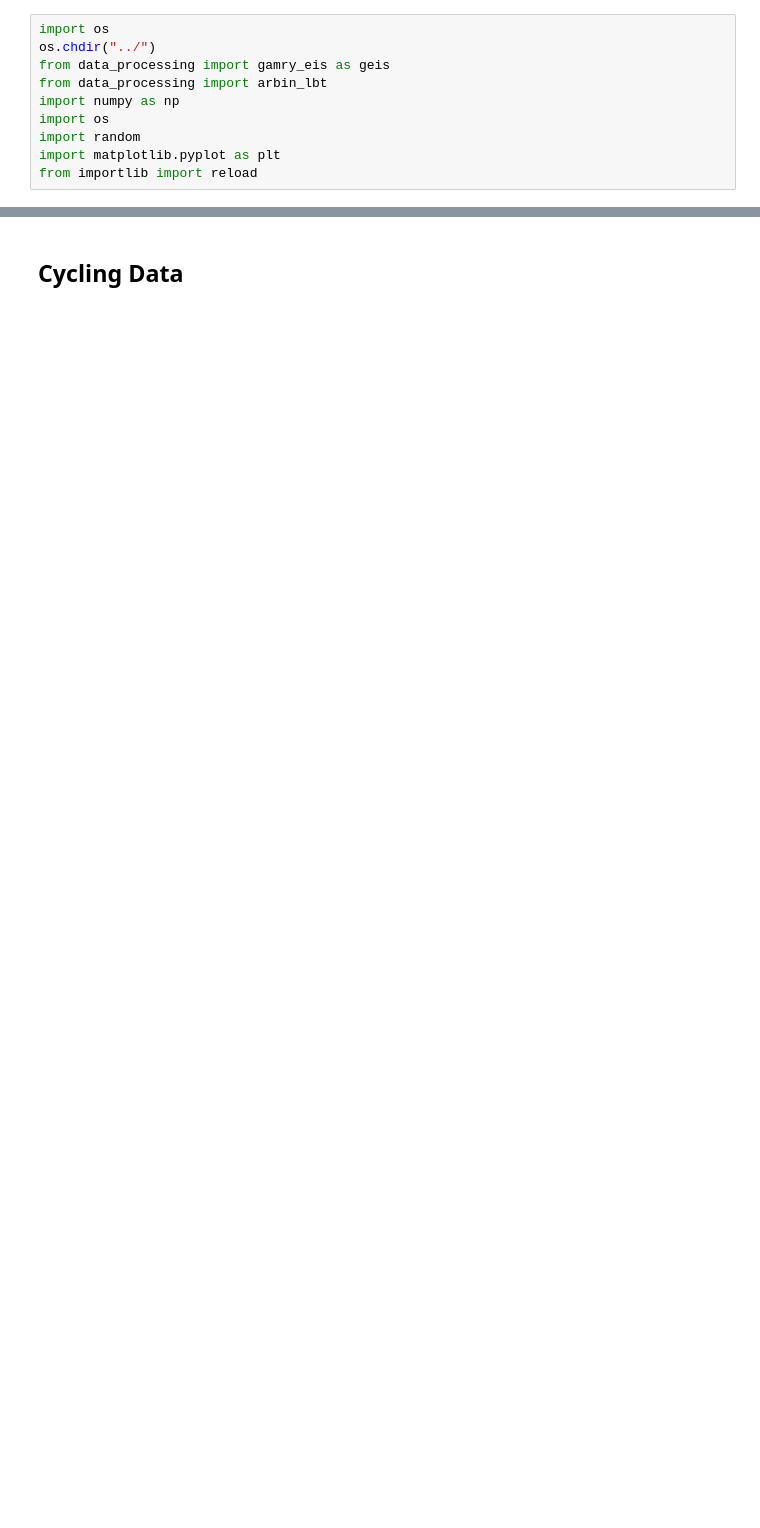
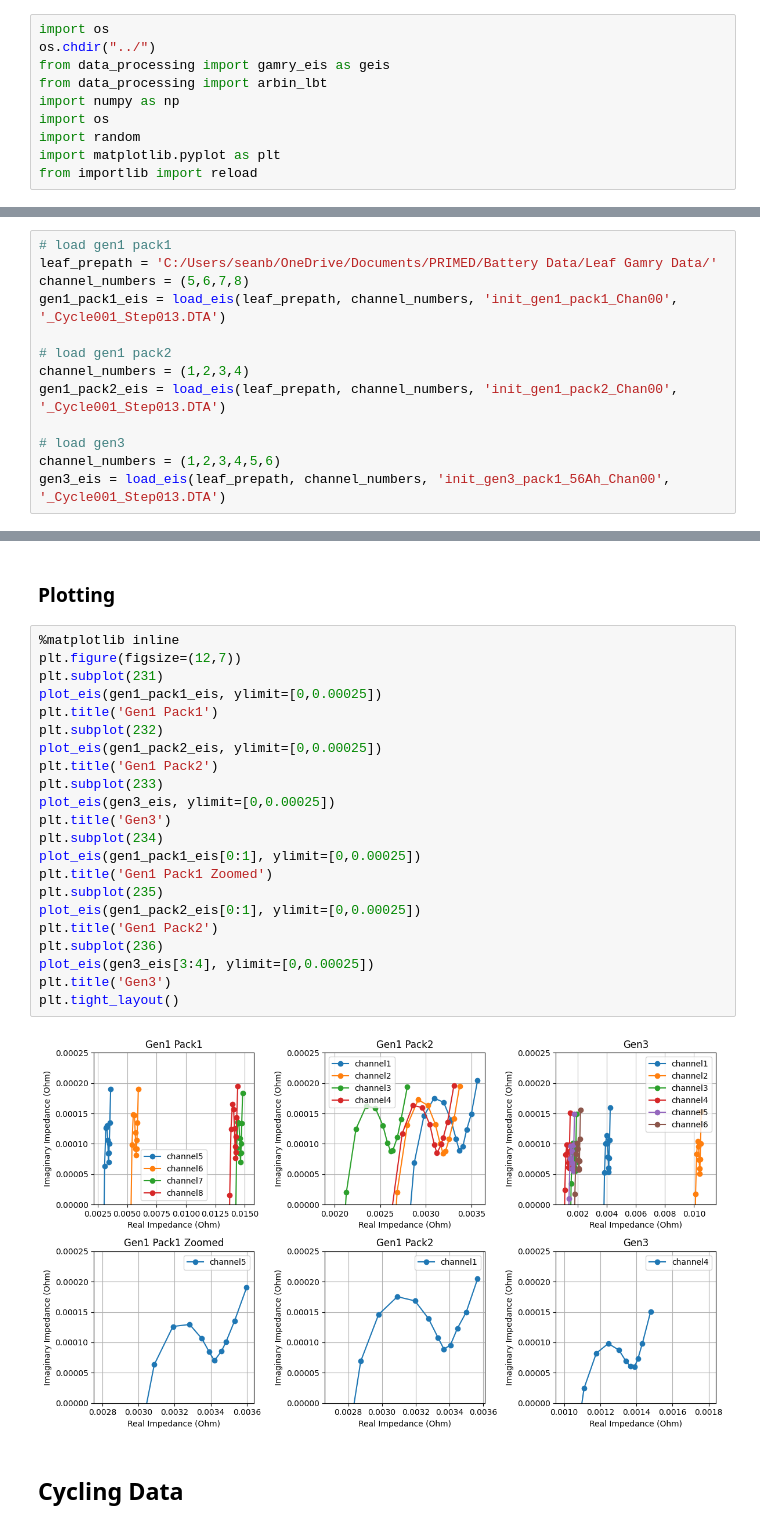
Before and after one commit to seanbuchanan-eng/battery_sizing_model, a Jupyter notebook: junk/test_leaf.ipynb, the cells around one changed output, grey strips where cells are left out. Drawn from its saved outputs; the diff is of its cells as text; blank space fills up the shorter version.

```diff
--- a/junk/test_leaf.ipynb
+++ b/junk/test_leaf.ipynb
@@ -42 +45,14 @@ plt.show();
+# %%
+# load gen1 pack1
+leaf_prepath = 'C:/Users/seanb/OneDrive/Documents/PRIMED/Battery Data/Leaf Gamry Data/'
+channel_numbers = (5,6,7,8)
+gen1_pack1_eis = load_eis(leaf_prepath, channel_numbers, 'init_gen1_pack1_Chan00', '_Cycle001_Step013.DTA')
+
+# load gen1 pack2
+channel_numbers = (1,2,3,4)
+gen1_pack2_eis = load_eis(leaf_prepath, channel_numbers, 'init_gen1_pack2_Chan00', '_Cycle001_Step013.DTA')
+
+# load gen3
+channel_numbers = (1,2,3,4,5,6)
+gen3_eis = load_eis(leaf_prepath, channel_numbers, 'init_gen3_pack1_56Ah_Chan00', '_Cycle001_Step013.DTA')
 # %%
@@ -49,2 +66,28 @@ for channel_number, sweep in enumerate(eis_sweeps):
+# %% [markdown]
+### Plotting
+# %%
+%matplotlib inline
+plt.figure(figsize=(12,7))
+plt.subplot(231)
+plot_eis(gen1_pack1_eis, ylimit=[0,0.00025])
+plt.title('Gen1 Pack1')
+plt.subplot(232)
+plot_eis(gen1_pack2_eis, ylimit=[0,0.00025])
+plt.title('Gen1 Pack2')
+plt.subplot(233)
+plot_eis(gen3_eis, ylimit=[0,0.00025])
+plt.title('Gen3')
+plt.subplot(234)
+plot_eis(gen1_pack1_eis[0:1], ylimit=[0,0.00025])
+plt.title('Gen1 Pack1 Zoomed')
+plt.subplot(235)
+plot_eis(gen1_pack2_eis[0:1], ylimit=[0,0.00025])
+plt.title('Gen1 Pack2')
+plt.subplot(236)
+plot_eis(gen3_eis[3:4], ylimit=[0,0.00025])
+plt.title('Gen3')
+plt.tight_layout()
+# %% [output]
+[figure, added]
 # %% [markdown]
 ## Cycling Data
```
Also changed, not shown: parts of 24 cells of this notebook.
